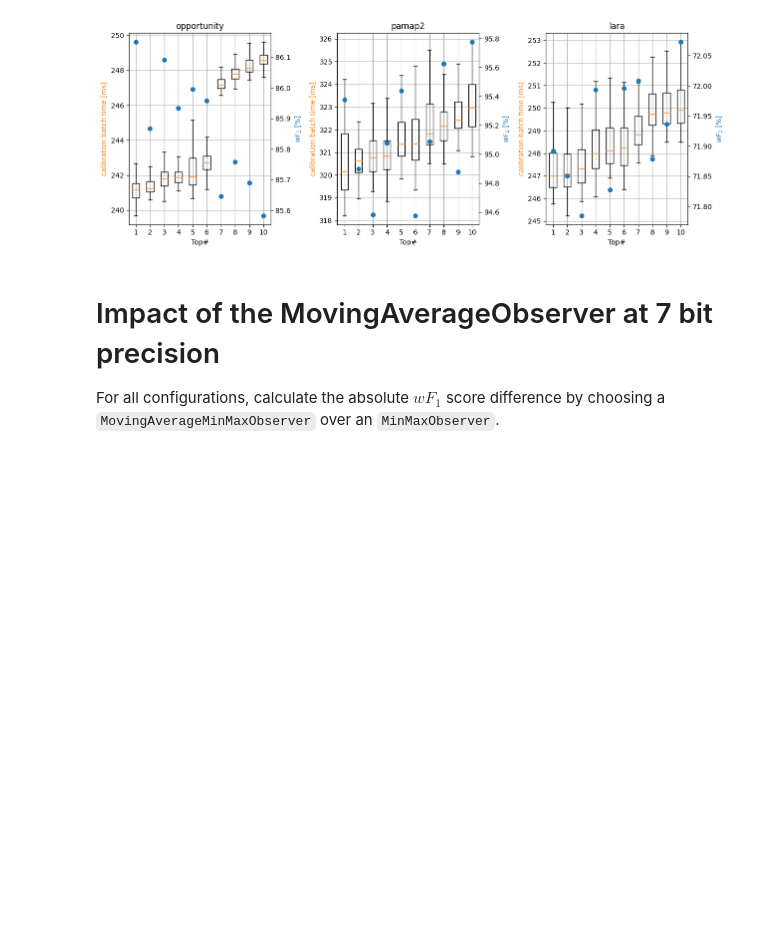
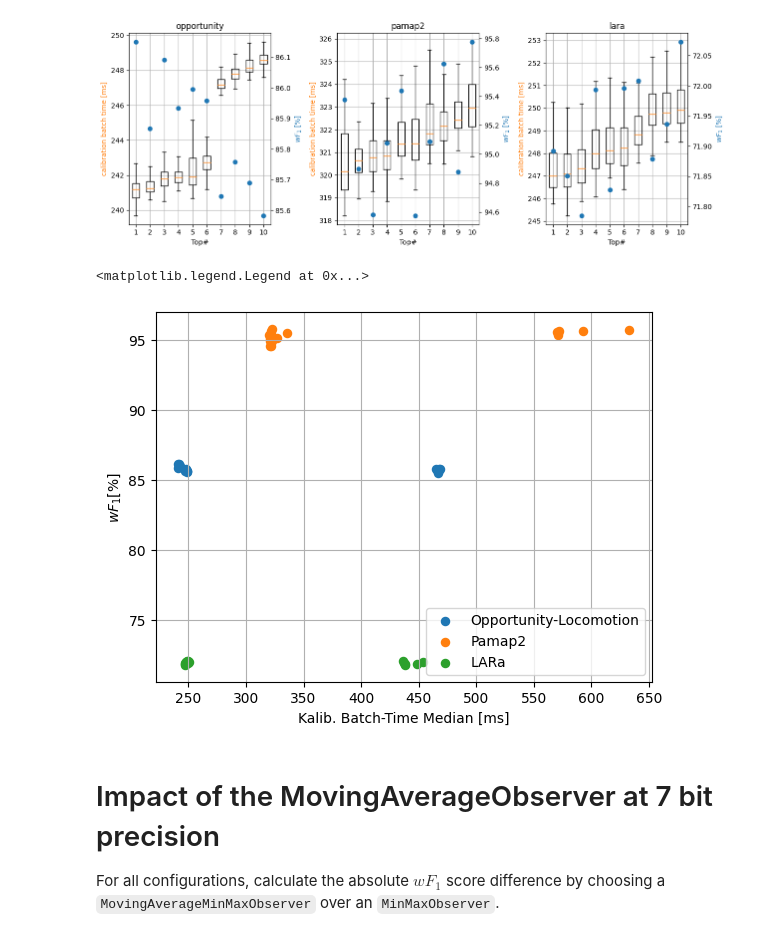
Before and after one commit to jroeger23/bachelor_thesis_code, a Jupyter notebook: eval_notebooks/ptq_cnn-imu_eval.ipynb, the cells around one changed output. Saved outputs shown, nothing was run; the diff lists cells and outputs as text; code cells hidden in the pictures; blank space fills up the shorter version.

Commit message:
update eval scripts

```diff
--- a/eval_notebooks/ptq_cnn-imu_eval.ipynb
+++ b/eval_notebooks/ptq_cnn-imu_eval.ipynb
@@ -179,6 +179,46 @@ tabulate(tabular_data=table_data, headers=table_header, tablefmt='html')
 | 9 | activation_observer: torch.ao.qua... | activation_observer: torch.ao.qua... | activation_observer: torch.ao.qua... |
 | 10 | activation_observer: torch.ao.qua... | activation_observer: torch.ao.qua... | activation_observer: torch.ao.qua... |
 [figure]
+# %%
+import matplotlib.pyplot as plt
+from common.eval.experiments import metricTopK
+from tabulate import tabulate
+from collections import defaultdict
+import numpy as np
+from matplotlib import cm
+
+friendly = {
+  'lara': 'LARa',
+  'opportunity': 'Opportunity-Locomotion',
+  'pamap2': 'Pamap2',
+}
+
+def point_wf1(ex) -> float:
+  return ex.metrics['test/wf1'].max()
+
+
+def times(ex):
+  return ex.metrics['calibration/batch_time']
+
+def mtimes(ex) -> float:
+  return times(ex).median()
+
+def stimes(ex) -> float:
+  return times(ex).std()
+
+fig, ax = plt.subplots()
+for dataset, experiments in observer_var_by_dataset.items():
+  ts = np.array(list(map(mtimes, experiments))) * 1000
+  wf1s = np.array(list(map(point_wf1, experiments))) * 100
+  ax.scatter(x=ts, y=wf1s, s=34, label=friendly[dataset])
+  ax.set_ylabel('$wF_1 [\\%]$')
+  ax.set_xlabel('Kalib. Batch-Time Median [ms]')
+
+ax.grid()
+ax.legend()
+# %% [output]
+<matplotlib.legend.Legend at 0x...>
+[figure, added]
 # %% [markdown]
 # Impact of the MovingAverageObserver at 7 bit precision
 
```
Also changed, not shown: parts of 2 cells of this notebook.
